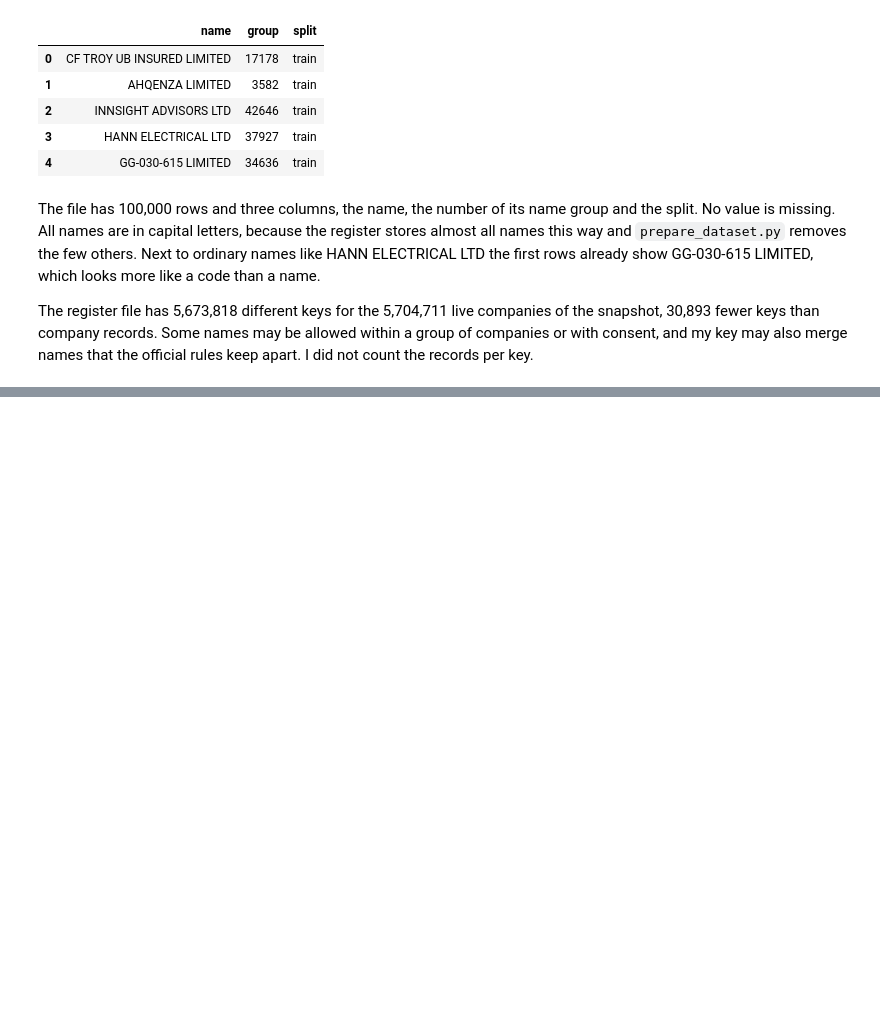
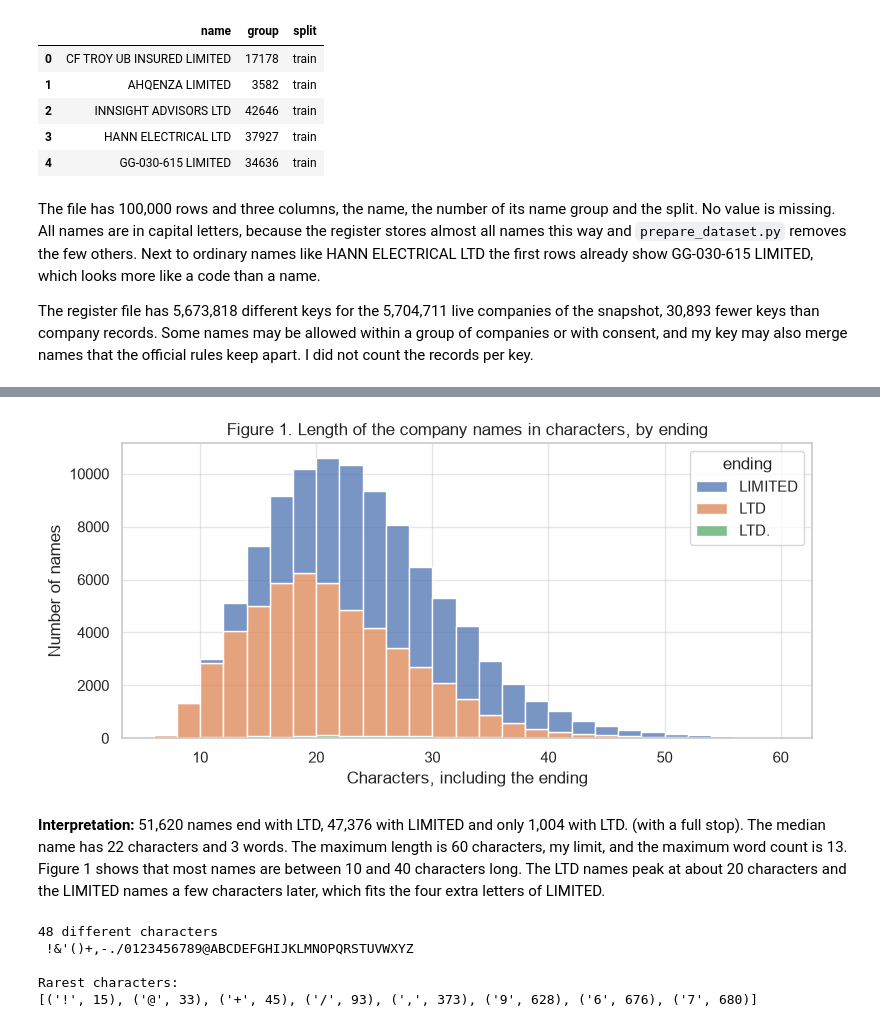
Before and after one commit to mauroreverberi/generative_ai_applications, a Jupyter notebook: generative_model.ipynb, the cells around one changed output, grey strips where cells are left out. Drawn from its saved outputs; the diff is of its cells as text; code cells hidden in the pictures; blank space fills up the shorter version.

Commit message:
Data checks added

```diff
--- a/generative_model.ipynb
+++ b/generative_model.ipynb
@@ -104,0 +127,10 @@ The register file has 5,673,818 different keys for the 5,704,711 live companies
+# %%
+names["length"] = names["name"].str.len()
+names["ending"] = names["name"].str.split().str[-1]
+names["words"] = names["name"].str.split().str.len()
+print(names.groupby("split", observed=True)["name"].count())
+print()
+print("Endings:")
+print(names["ending"].value_counts())
+print()
+print(names[["length", "words"]].describe().round(2))
@@ -104,0 +155,25 @@ The register file has 5,673,818 different keys for the 5,704,711 live companies
+# %%
+fig, ax = plt.subplots(figsize=(8, 4))
+sns.histplot(data=names, x="length", hue="ending", multiple="stack", binwidth=2, ax=ax)
+ax.set_title("Figure 1. Length of the company names in characters, by ending")
+ax.set_xlabel("Characters, including the ending")
+ax.set_ylabel("Number of names")
+plt.tight_layout()
+plt.show()
+# %% [output]
+[figure, added]
+# %% [markdown]
+**Interpretation:** 51,620 names end with LTD, 47,376 with LIMITED and only 1,004 with LTD. (with a full stop). The median name has 22 characters and 3 words. The maximum length is 60 characters, my limit, and the maximum word count is 13. Figure 1 shows that most names are between 10 and 40 characters long. The LTD names peak at about 20 characters and the LIMITED names a few characters later, which fits the four extra letters of LIMITED.
+# %%
+characters = Counter("".join(names["name"]))
+print(f"{len(characters)} different characters")
+print("".join(sorted(characters)))
+print()
+print("Rarest characters:")
+print(sorted(characters.items(), key=lambda item: item[1])[:8])
+# %% [output]
+48 different characters
+ !&'()+,-./0123456789@ABCDEFGHIJKLMNOPQRSTUVWXYZ
+
+Rarest characters:
+[('!', 15), ('@', 33), ('+', 45), ('/', 93), (',', 373), ('9', 628), ('6', 676), ('7', 680)]
```
Also changed, not shown: parts of 8 cells of this notebook.
